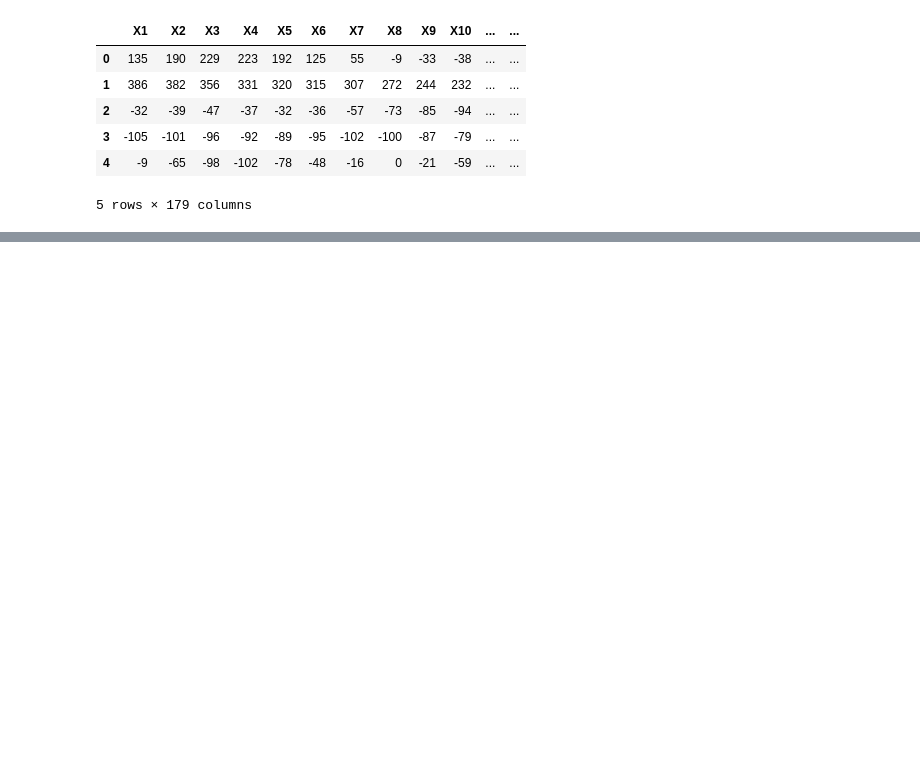
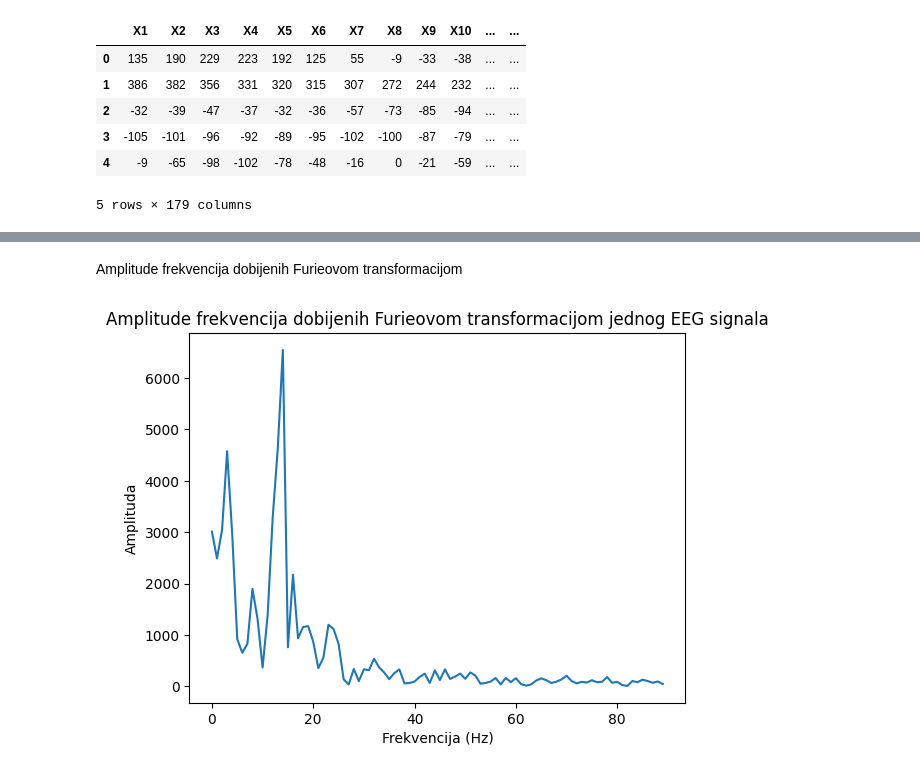
Before and after one commit to mijatkrivokapic/Epileptic-Seizure-Recognition, a Jupyter notebook: main.ipynb, the cells around one changed output, grey strips where cells are left out. Cells and saved outputs as stored; diff of their text form; code cells hidden in the pictures; blank space fills up the shorter version.

```diff
--- a/main.ipynb
+++ b/main.ipynb
@@ -52,0 +83,6 @@ stat_features.head()
+# %%
+stat_x_train, stat_x_test, stat_y_train, stat_y_test = train_test_split(stat_features.drop(columns=['y']), stat_features['y'], train_size=0.8, random_state=42, shuffle=True)
+
+scaler = StandardScaler()
+stat_x_train = scaler.fit_transform(stat_x_train)
+stat_x_test = scaler.transform(stat_x_test)
@@ -52,0 +125,15 @@ stat_features.head()
+# %%
+ar_params_split=[]
+
+for order in ar_params:
+    row={}
+    x_train, x_test, y_train, y_test = train_test_split(order.drop(columns=['y']), order['y'], train_size=0.8, random_state=42, shuffle=True)
+    scaler = StandardScaler()
+    x_train = scaler.fit_transform(x_train)
+    x_test = scaler.transform(x_test)
+
+    row['x_train']=x_train
+    row['x_test']=x_test
+    row['y_train']=y_train
+    row['y_test']=y_test
+    ar_params_split.append(row)
@@ -52,0 +142,5 @@ stat_features.head()
+# %%
+i=start_order
+ar_gs_results=[]
+for order in ar_params_split:
+    ar_gs_results.append(find_best_svc_params(order['x_train'],order['y_train'],f"ar_{i}_gs_result.pkl",False))
@@ -52,0 +149,10 @@ stat_features.head()
+# %%
+rows=[]
+for i in range(len(x)):
+    frequencies=rfft(x.iloc[i])
+    row={str(i+1):frequencies[i] for i in range(0,len(frequencies))}
+    row['y']=y.iloc[i]
+    rows.append(row)
+f_transform=pd.DataFrame(rows)
+
+f_transform.head()
@@ -52,0 +167,13 @@ stat_features.head()
+# %% [markdown]
+Amplitude frekvencija dobijenih Furieovom transformacijom
+# %%
+y_plt=f_transform.drop(columns=['y']).iloc[0]
+xf = rfftfreq(178, 1 / 178)
+
+plt.plot(xf, np.abs(y_plt))
+plt.title("Amplitude frekvencija dobijenih Furieovom transformacijom jednog EEG signala")
+plt.xlabel("Frekvencija (Hz)")
+plt.ylabel("Amplituda")
+plt.show()
+# %% [output]
+[figure, added]
```
Also changed, not shown: parts of 34 cells of this notebook, 11 other files.
